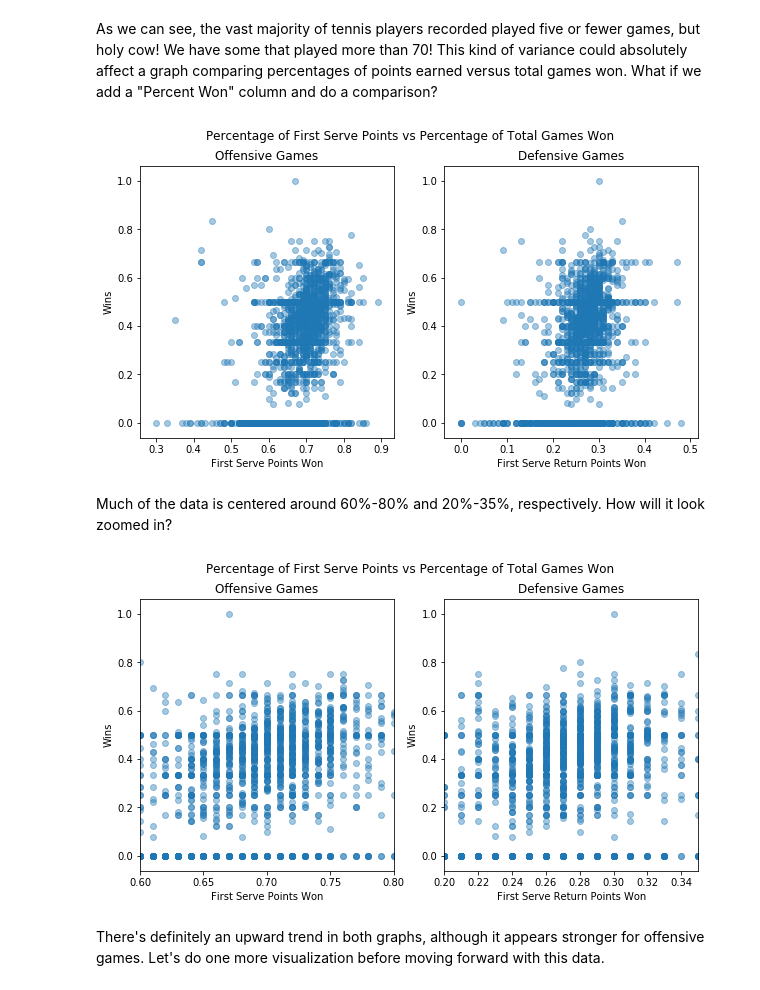
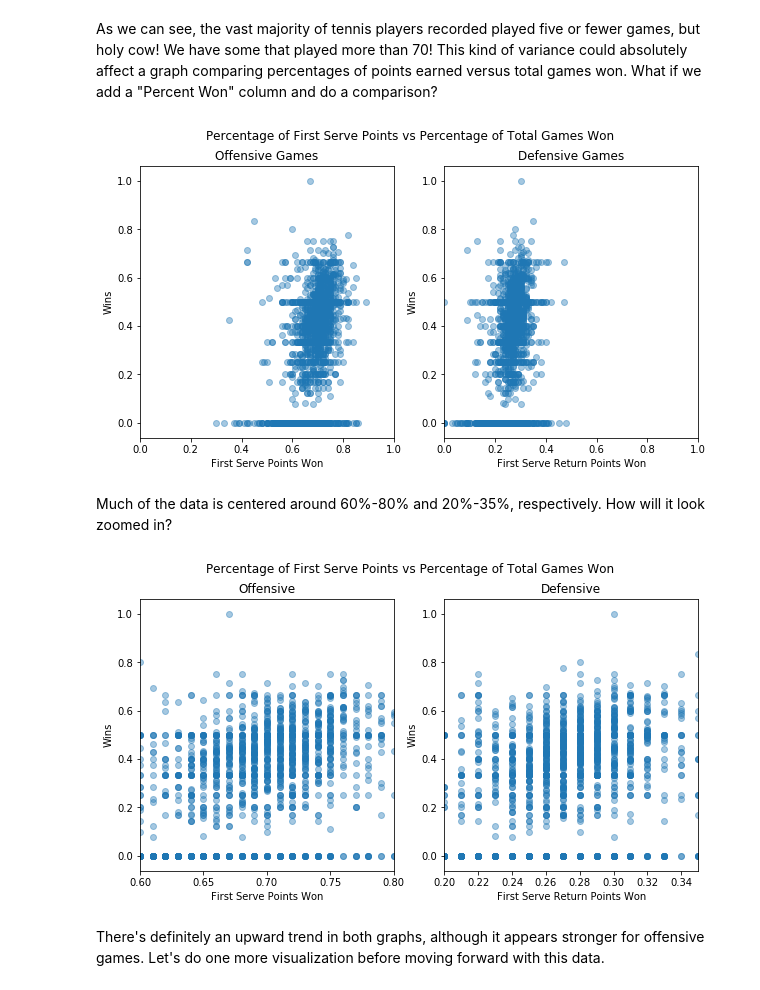
Before and after one commit to lemonmeringuepi/Tennis-Stats, a Jupyter notebook: tennis_stats.ipynb, the cells around one changed output. Drawn from its saved outputs; the diff is of its cells as text; code cells hidden in the pictures.

```diff
--- a/tennis_stats.ipynb
+++ b/tennis_stats.ipynb
@@ -452,24 +466,27 @@ As we can see, the vast majority of tennis players recorded played five or fewer
 # %%
 df['PercentWon'] = df['Wins'] / (df['Wins'] + df['Losses'])
 
 plt.figure(figsize=(10,5))
 plt.suptitle('Percentage of First Serve Points vs Percentage of Total Games Won')
 
 plt.subplot(121)
 plt.scatter(df['FirstServePointsWon'], df['PercentWon'], alpha=0.4)
 plt.title('Offensive Games')
 plt.xlabel('First Serve Points Won')
 plt.ylabel('Wins')
+plt.xlim(0,1)
 
 plt.subplot(122)
 plt.scatter(df['FirstServeReturnPointsWon'], df['PercentWon'], alpha=0.4)
 plt.title('Defensive Games')
 plt.xlabel('First Serve Return Points Won')
 plt.ylabel('Wins')
+plt.xlim(0,1)
 
+plt.savefig('plots/pct-first-serve-vs-pct-total-wins.png')
 plt.show()
 # %% [output]
-[figure, old version]
+[figure, new version]
 # %% [markdown]
 Much of the data is centered around 60%-80% and 20%-35%, respectively. How will it look zoomed in?
 # %%
@@ -478,21 +495,22 @@ plt.suptitle('Percentage of First Serve Points vs Percentage of Total Games Won'
 
 plt.subplot(121)
 plt.scatter(df['FirstServePointsWon'], df['PercentWon'], alpha=0.4)
-plt.title('Offensive Games')
+plt.title('Offensive')
 plt.xlabel('First Serve Points Won')
 plt.ylabel('Wins')
 plt.xlim(0.6,0.8)
 
 plt.subplot(122)
 plt.scatter(df['FirstServeReturnPointsWon'], df['PercentWon'], alpha=0.4)
-plt.title('Defensive Games')
+plt.title('Defensive')
 plt.xlabel('First Serve Return Points Won')
 plt.ylabel('Wins')
 plt.xlim(0.2,0.35)
 
+plt.savefig('plots/pct-first-serve-vs-pct-total-wins-zoomed.png')
 plt.show()
 # %% [output]
-[figure, old version]
+[figure, new version]
 # %% [markdown]
 There's definitely an upward trend in both graphs, although it appears stronger for offensive games. Let's do one more visualization before moving forward with this data.
 # %%
```
Also changed, not shown: parts of 17 cells of this notebook.
